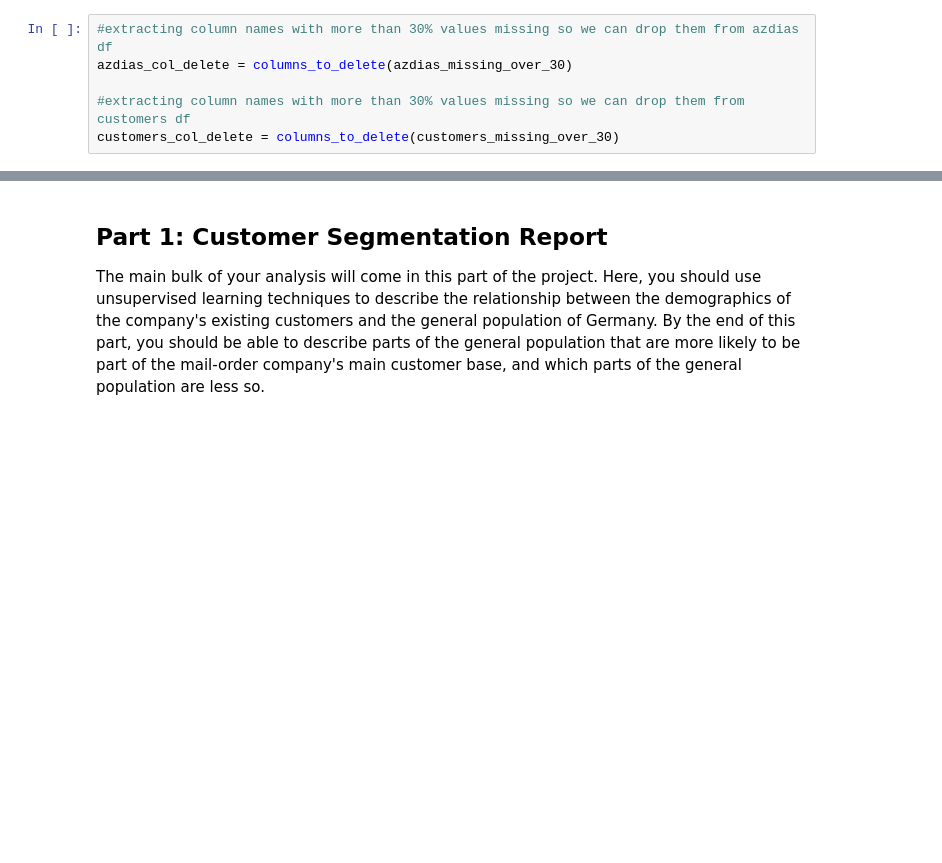
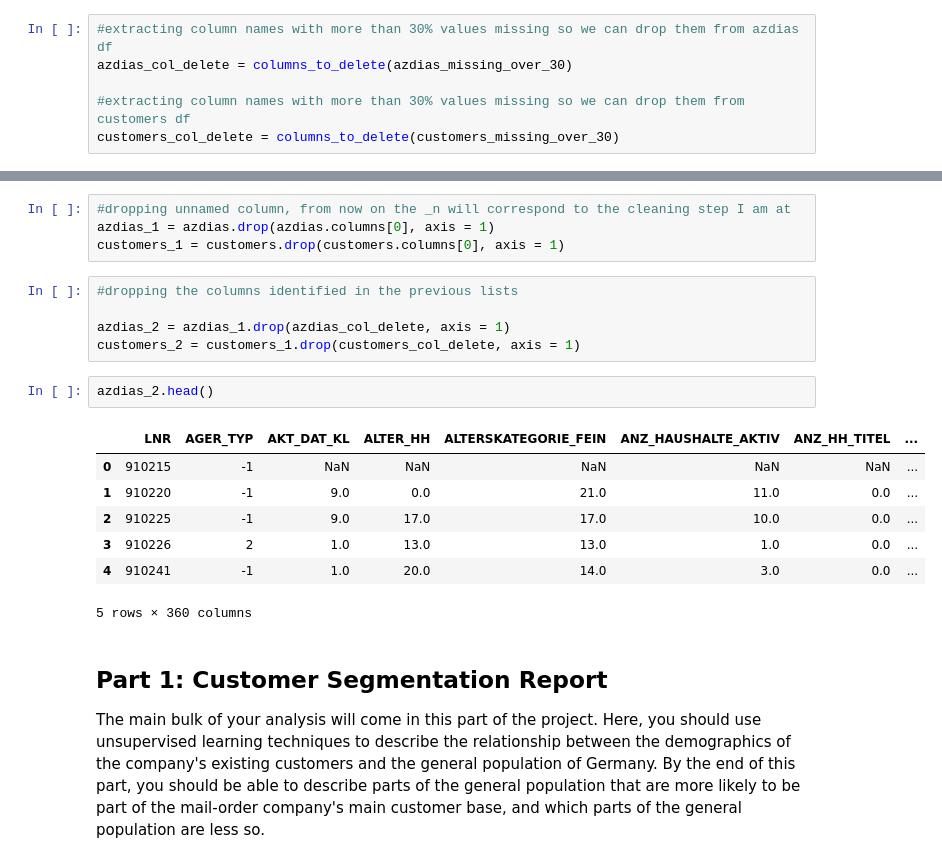
Before and after one commit to sousablde/Arvato-Bertelsmann-Customer-Acquisition, a Jupyter notebook: Arvato Project Workbook.ipynb, the cells around one changed output, grey strips where cells are left out. Saved outputs shown, nothing was run; the diff lists cells and outputs as text; blank space fills up the shorter version.

Commit message:
dropped columns with more that defined percentage of missing values

```diff
--- a/Arvato Project Workbook.ipynb
+++ b/Arvato Project Workbook.ipynb
@@ -301,3 +316,22 @@ customers_col_delete = columns_to_delete(customers_missing_over_30)
+# %%
+#dropping unnamed column, from now on the _n will correspond to the cleaning step I am at
+azdias_1 = azdias.drop(azdias.columns[0], axis = 1)
+customers_1 = customers.drop(customers.columns[0], axis = 1)
+# %%
+#dropping the columns identified in the previous lists
+
+azdias_2 = azdias_1.drop(azdias_col_delete, axis = 1)
+customers_2 = customers_1.drop(customers_col_delete, axis = 1)
+# %%
+azdias_2.head()
+# %% [output]
+|  | LNR | AGER_TYP | AKT_DAT_KL | ALTER_HH | ALTERSKATEGORIE_FEIN | ANZ_HAUSHALTE_AKTIV | ANZ_HH_TITEL | ... |
+| 0 | 910215 | -1 | NaN | NaN | NaN | NaN | NaN | ... |
+| 1 | 910220 | -1 | 9.0 | 0.0 | 21.0 | 11.0 | 0.0 | ... |
+| 2 | 910225 | -1 | 9.0 | 17.0 | 17.0 | 10.0 | 0.0 | ... |
+| 3 | 910226 | 2 | 1.0 | 13.0 | 13.0 | 1.0 | 0.0 | ... |
+| 4 | 910241 | -1 | 1.0 | 20.0 | 14.0 | 3.0 | 0.0 | ... |
+5 rows × 360 columns
 # %% [markdown]
 ## Part 1: Customer Segmentation Report
 
```
Also changed, not shown: parts of 2 cells of this notebook.
